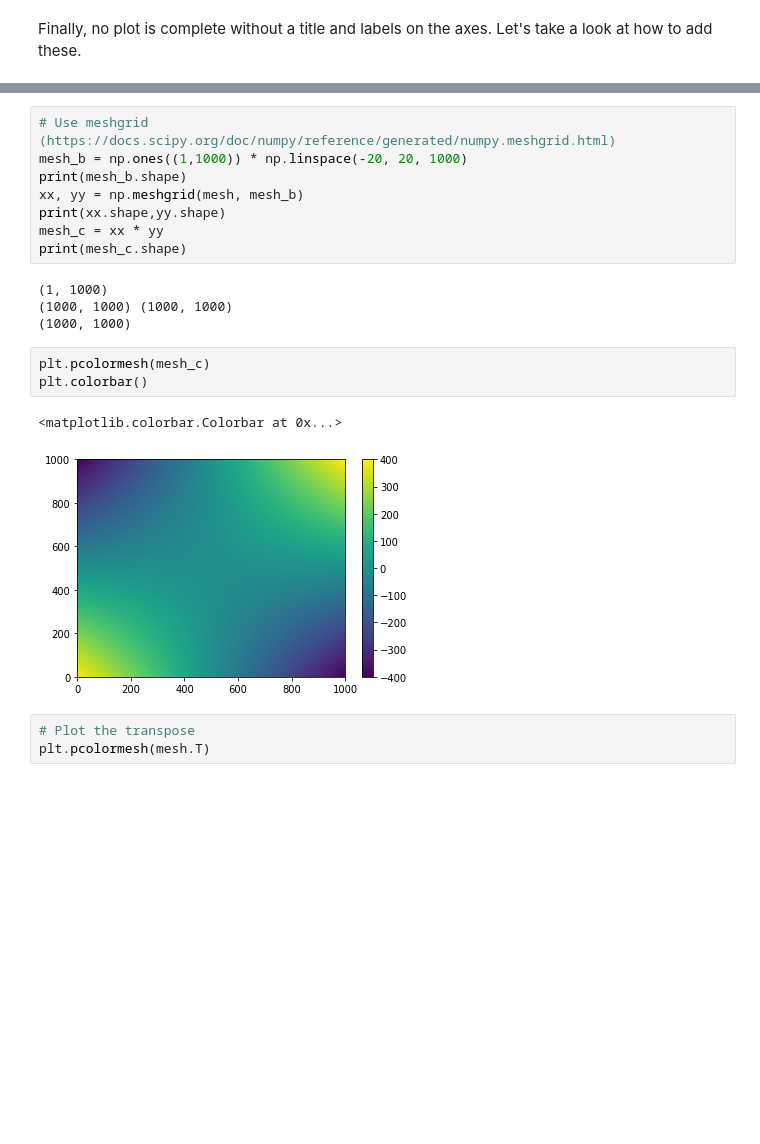
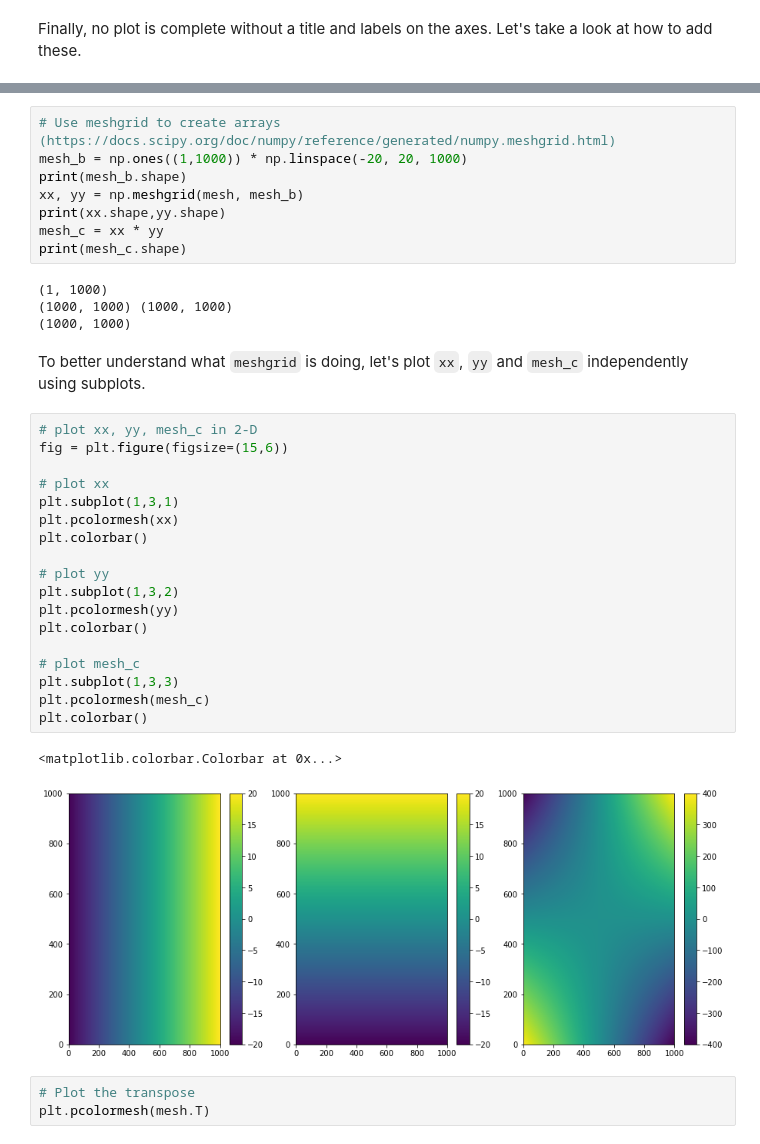
Before and after one commit to kls2177/ctl-python-workshop, a Jupyter notebook: _sources/chapters/intermediate/02_intermediate_python.ipynb, the cells around one changed output, grey strips where cells are left out. Drawn from its saved outputs; the diff is of its cells as text; blank space fills up the shorter version.

```diff
--- a/_sources/chapters/intermediate/02_intermediate_python.ipynb
+++ b/_sources/chapters/intermediate/02_intermediate_python.ipynb
@@ -121,7 +121,7 @@ plt.colorbar()
 <matplotlib.colorbar.Colorbar at 0x...>
 [figure]
 # %%
-# Use meshgrid (https://docs.scipy.org/doc/numpy/reference/generated/numpy.meshgrid.html)
+# Use meshgrid to create arrays (https://docs.scipy.org/doc/numpy/reference/generated/numpy.meshgrid.html)
 mesh_b = np.ones((1,1000)) * np.linspace(-20, 20, 1000)
 print(mesh_b.shape)
 xx, yy = np.meshgrid(mesh, mesh_b)
@@ -132,12 +132,29 @@ print(mesh_c.shape)
 (1, 1000)
 (1000, 1000) (1000, 1000)
 (1000, 1000)
-# %%
-plt.pcolormesh(mesh_c)
-plt.colorbar()
-# %% [output]
-<matplotlib.colorbar.Colorbar at 0x...>
-[figure, removed]
+# %% [markdown]
+To better understand what `meshgrid` is doing, let's plot `xx`, `yy` and `mesh_c` independently using subplots.
+# %%
+# plot xx, yy, mesh_c in 2-D
+fig = plt.figure(figsize=(15,6))
+
+# plot xx
+plt.subplot(1,3,1)
+plt.pcolormesh(xx)
+plt.colorbar()
+
+# plot yy
+plt.subplot(1,3,2)
+plt.pcolormesh(yy)
+plt.colorbar()
+
+# plot mesh_c
+plt.subplot(1,3,3)
+plt.pcolormesh(mesh_c)
+plt.colorbar()
+# %% [output]
+<matplotlib.colorbar.Colorbar at 0x...>
+[figure, added]
 # %%
 # Plot the transpose
 plt.pcolormesh(mesh.T)
```
Also changed, not shown: parts of 17 cells of this notebook, 18 other files.
